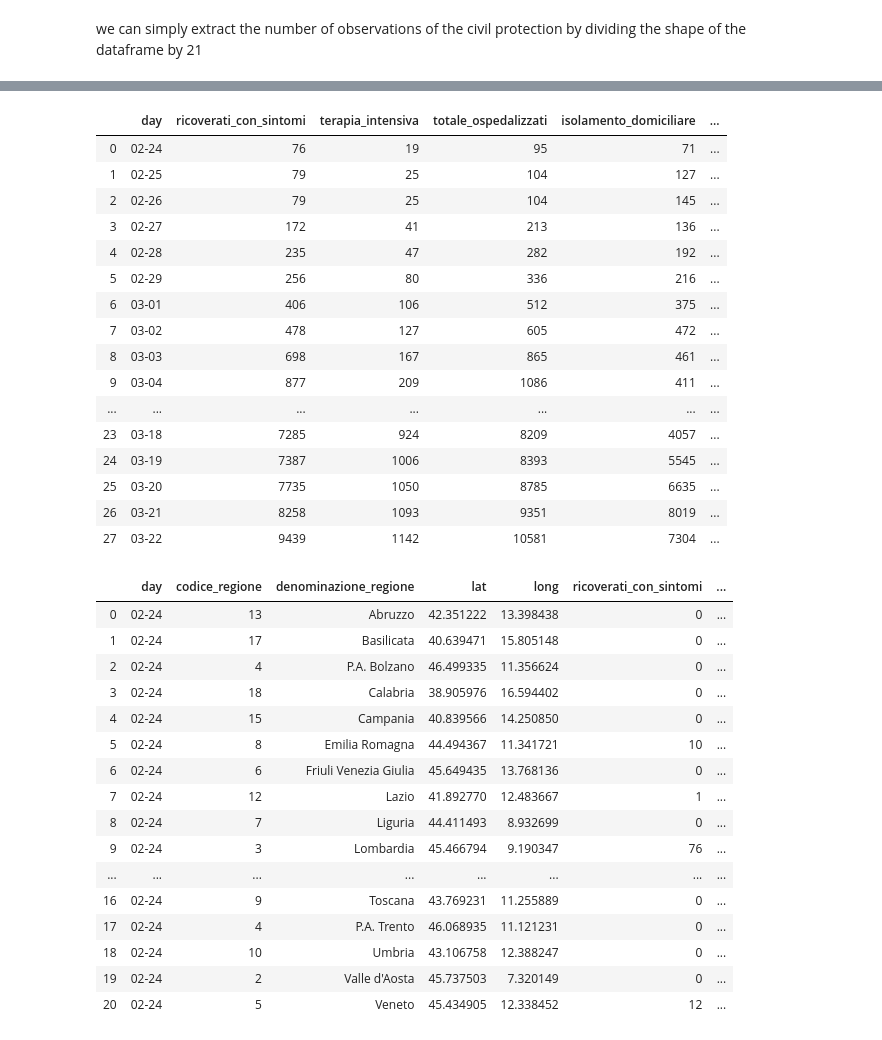
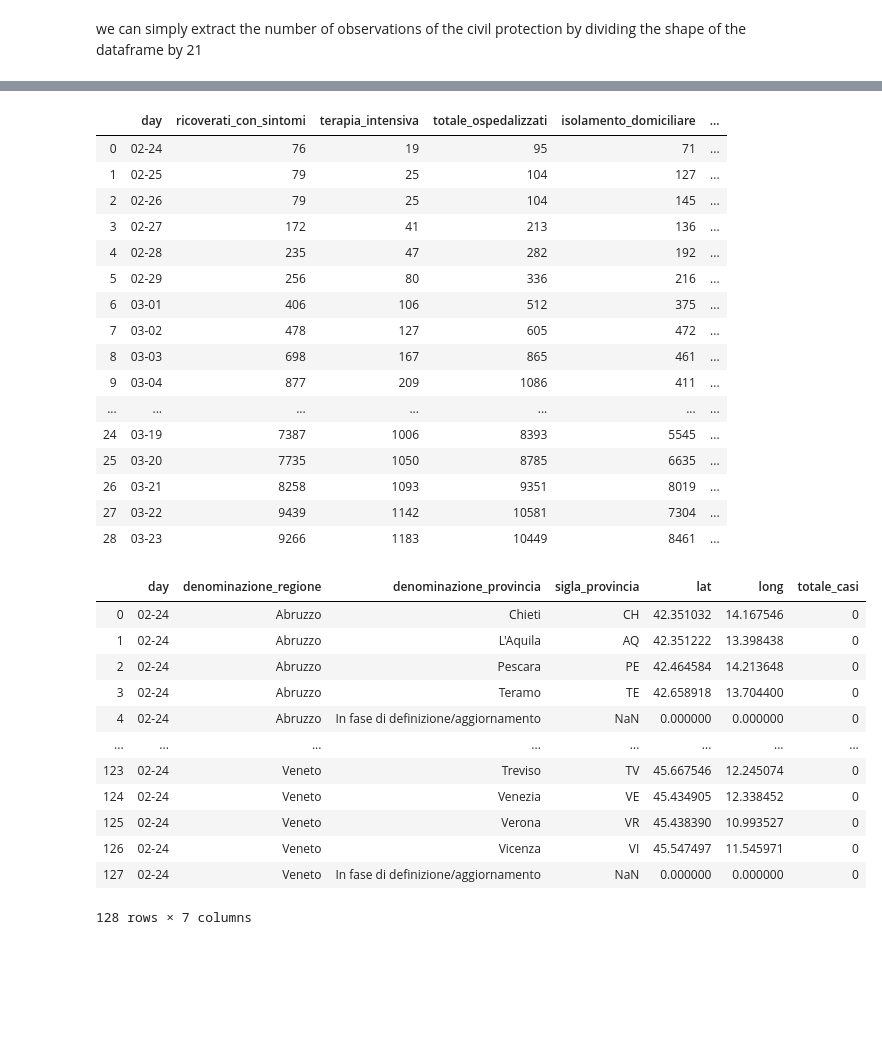
Before and after one commit to simonegiancola09/covid-19-Analysis, a Jupyter notebook: Covid.ipynb, the cells around one changed output, grey strips where cells are left out. Drawn from its saved outputs; the diff is of its cells as text; code cells hidden in the pictures; blank space fills up the shorter version.

```diff
--- a/Covid.ipynb
+++ b/Covid.ipynb
@@ -8,6 +8,7 @@ DOWNLOAD_ROOT = "https://raw.githubusercontent.com/pcm-dpc/COVID-19"
 COVID_PATH = os.path.join("datasets", "covid")
 COVID_REGIONI_URL = DOWNLOAD_ROOT + "/master/dati-regioni/dpc-covid19-ita-regioni.csv"
 COVID_PROVINCE_URL = DOWNLOAD_ROOT + "/master/dati-province/dpc-covid19-ita-province.csv"
+COVID_NAZIONE_URL = DOWNLOAD_ROOT + "/master/dati-andamento-nazionale/dpc-covid19-ita-andamento-nazionale.csv"
 
 def fetch_dati_regione(regioni_url=COVID_REGIONI_URL, regioni_path=COVID_PATH):
     os.makedirs(regioni_path, exist_ok=True)
@@ -26,3 +27,16 @@ def fetch_dati_provincia(province_url=COVID_PROVINCE_URL, province_path=COVID_PA
 def load_dati_provincia(province_path=COVID_PATH):
     csv_path=os.path.join(province_path, "province.csv")
     return pd.read_csv(csv_path)
+
+def fetch_dati_nazione(nazione_url=COVID_NAZIONE_URL, nazione_path=COVID_PATH):
+    os.makedirs(nazione_path, exist_ok=True)
+    path=os.path.join(nazione_path, "nazione.csv")
+    urllib.request.urlretrieve(nazione_url, path)
+
+def load_dati_nazione(nazione_path=COVID_PATH):
+    csv_path=os.path.join(nazione_path, "nazione.csv")
+    return pd.read_csv(csv_path)
+# %%
+fetch_dati_nazione()
+nazione=load_dati_nazione()
+nazione.tail()
@@ -82,3 +104,9 @@ day=np.array(day)
 for i in range(len(day)):
     day[i]=day[i][5:10]
 province.insert(0,column='day', value=day)
+# %%
+day=nazione.data.copy()
+day=np.array(day)
+for i in range(len(day)):
+    day[i]=day[i][5:10]
+nazione.insert(0,column='day', value=day)
@@ -85,8 +129,9 @@ province.insert(0,column='day', value=day)
 # %% [markdown]
 then we drop the 'data' & 'stato' column which are now useless
 # %%
-regioni=regioni.drop(['data','stato'],axis=1)
-province=province.drop(['data','stato'],axis=1)
+regioni=regioni.drop(['data','stato', 'codice_regione'],axis=1, errors="ignore")
+province=province.drop(['data','stato','codice_regione', 'codice_provincia'],axis=1, errors="ignore")
+nazione=nazione.drop(['data','stato'],axis=1, errors="ignore")
 # %% [markdown]
 now we try to create a dataframe/dictionary which combines values of codice_regione with values of denominazione_regione
 # %% [markdown]
@@ -224,8 +235,8 @@ Lom
 # %%
 def get_regione_2(df, name):
     df_copy=df.copy()
-    dati_regione = df_copy.loc[df['denominazione_regione'] == name]
-    dati_regione.drop(["codice_regione", "denominazione_regione", "lat", "long"], axis=1, inplace=True)
+    dati_regione = df_copy.loc[df_copy['denominazione_regione'] == name]
+    dati_regione.drop(["denominazione_regione", "lat", "long"], axis=1, inplace=True)
     dati_regione=dati_regione.reset_index(drop=True)
     return dati_regione
 get_regione_2(regioni, "Lombardia")
@@ -242,34 +253,30 @@ get_regione_2(regioni, "Lombardia")
 | 8 | 03-03 | 698 | 167 | 865 | 461 | ... |
 | 9 | 03-04 | 877 | 209 | 1086 | 411 | ... |
 | ... | ... | ... | ... | ... | ... | ... |
-| 23 | 03-18 | 7285 | 924 | 8209 | 4057 | ... |
 | 24 | 03-19 | 7387 | 1006 | 8393 | 5545 | ... |
 | 25 | 03-20 | 7735 | 1050 | 8785 | 6635 | ... |
 | 26 | 03-21 | 8258 | 1093 | 9351 | 8019 | ... |
 | 27 | 03-22 | 9439 | 1142 | 10581 | 7304 | ... |
+| 28 | 03-23 | 9266 | 1183 | 10449 | 8461 | ... |
 # %%
 def get_giorno(df, day):
     return df.loc[df['day'] == day]
-get_giorno(regioni, "02-24")
-#get_giorno(province, "02-24")
+#get_giorno(regioni, "02-24")
+get_giorno(province, "02-24")
 # %% [output]
-|  | day | codice_regione | denominazione_regione | lat | long | ricoverati_con_sintomi | ... |
-| 0 | 02-24 | 13 | Abruzzo | 42.351222 | 13.398438 | 0 | ... |
-| 1 | 02-24 | 17 | Basilicata | 40.639471 | 15.805148 | 0 | ... |
-| 2 | 02-24 | 4 | P.A. Bolzano | 46.499335 | 11.356624 | 0 | ... |
-| 3 | 02-24 | 18 | Calabria | 38.905976 | 16.594402 | 0 | ... |
-| 4 | 02-24 | 15 | Campania | 40.839566 | 14.250850 | 0 | ... |
-| 5 | 02-24 | 8 | Emilia Romagna | 44.494367 | 11.341721 | 10 | ... |
-| 6 | 02-24 | 6 | Friuli Venezia Giulia | 45.649435 | 13.768136 | 0 | ... |
-| 7 | 02-24 | 12 | Lazio | 41.892770 | 12.483667 | 1 | ... |
-| 8 | 02-24 | 7 | Liguria | 44.411493 | 8.932699 | 0 | ... |
-| 9 | 02-24 | 3 | Lombardia | 45.466794 | 9.190347 | 76 | ... |
+|  | day | denominazione_regione | denominazione_provincia | sigla_provincia | lat | long | totale_casi |
+| 0 | 02-24 | Abruzzo | Chieti | CH | 42.351032 | 14.167546 | 0 |
+| 1 | 02-24 | Abruzzo | L'Aquila | AQ | 42.351222 | 13.398438 | 0 |
+| 2 | 02-24 | Abruzzo | Pescara | PE | 42.464584 | 14.213648 | 0 |
+| 3 | 02-24 | Abruzzo | Teramo | TE | 42.658918 | 13.704400 | 0 |
+| 4 | 02-24 | Abruzzo | In fase di definizione/aggiornamento | NaN | 0.000000 | 0.000000 | 0 |
 | ... | ... | ... | ... | ... | ... | ... | ... |
-| 16 | 02-24 | 9 | Toscana | 43.769231 | 11.255889 | 0 | ... |
-| 17 | 02-24 | 4 | P.A. Trento | 46.068935 | 11.121231 | 0 | ... |
-| 18 | 02-24 | 10 | Umbria | 43.106758 | 12.388247 | 0 | ... |
-| 19 | 02-24 | 2 | Valle d'Aosta | 45.737503 | 7.320149 | 0 | ... |
-| 20 | 02-24 | 5 | Veneto | 45.434905 | 12.338452 | 12 | ... |
+| 123 | 02-24 | Veneto | Treviso | TV | 45.667546 | 12.245074 | 0 |
+| 124 | 02-24 | Veneto | Venezia | VE | 45.434905 | 12.338452 | 0 |
+| 125 | 02-24 | Veneto | Verona | VR | 45.438390 | 10.993527 | 0 |
+| 126 | 02-24 | Veneto | Vicenza | VI | 45.547497 | 11.545971 | 0 |
+| 127 | 02-24 | Veneto | In fase di definizione/aggiornamento | NaN | 0.000000 | 0.000000 | 0 |
+128 rows × 7 columns
 # %%
 def get_provincia(name, df=province):
     df_copy=df.copy()
```
Also changed, not shown: parts of 18 cells of this notebook.
